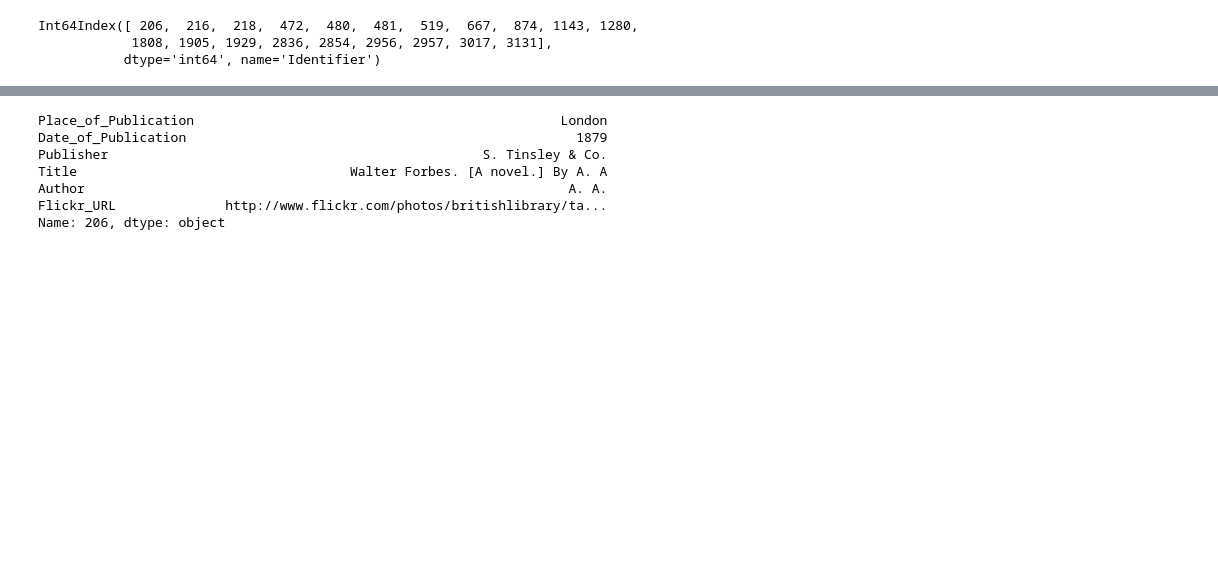
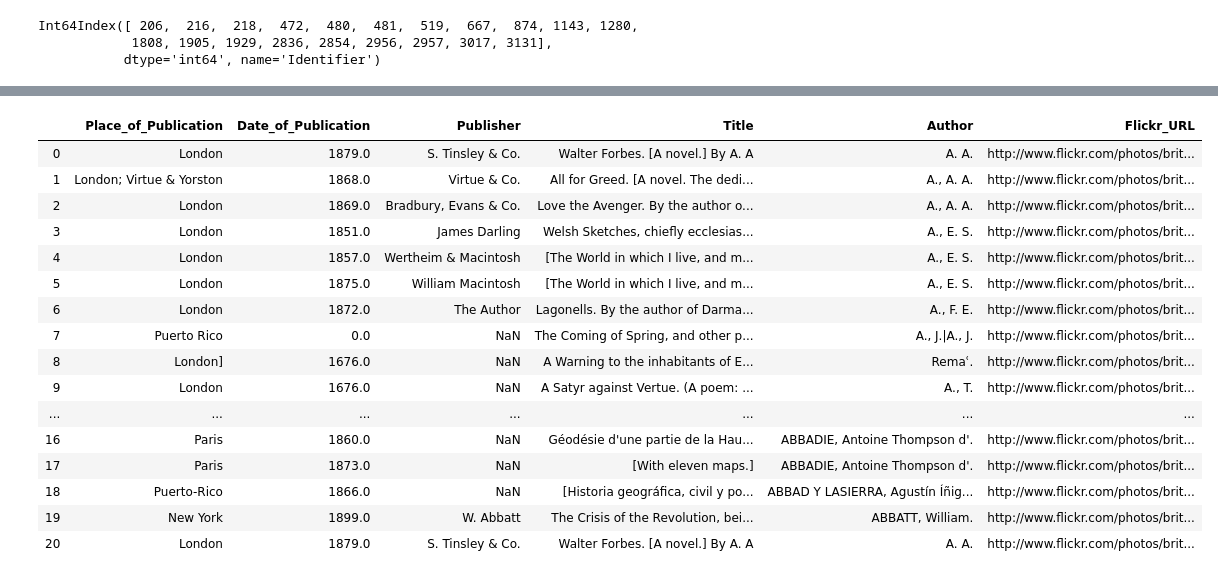
Before and after one commit to Zhaokun1997/2020T1, a Jupyter notebook: comp9321/labs/week5/week5_notebook.ipynb, the cells around one changed output, grey strips where cells are left out. Cells and saved outputs as stored; diff of their text form; code cells hidden in the pictures; blank space fills up the shorter version.

```diff
--- a/comp9321/labs/week5/week5_notebook.ipynb
+++ b/comp9321/labs/week5/week5_notebook.ipynb
@@ -118,13 +118,25 @@ df
 | 2957 | Paris | 1873.0 | NaN | [With eleven maps.] | ABBADIE, Antoine Thompson d'. | http://www.flickr.com/photos/brit... |
 | 3017 | Puerto-Rico | 1866.0 | NaN | [Historia geográfica, civil y po... | ABBAD Y LASIERRA, Agustín Íñig... | http://www.flickr.com/photos/brit... |
 | 3131 | New York | 1899.0 | W. Abbatt | The Crisis of the Revolution, bei... | ABBATT, William. | http://www.flickr.com/photos/brit... |
-# %%
-print(df.loc[206])
-# %% [output]
-Place_of_Publication                                               London
-Date_of_Publication                                                  1879
-Publisher                                                S. Tinsley & Co.
-Title                                   Walter Forbes. [A novel.] By A. A
-Author                                                              A. A.
-Flickr_URL              http://www.flickr.com/photos/britishlibrary/ta...
-Name: 206, dtype: object
+# %%
+import copy
+newbook = copy.deepcopy(df.loc[206])
+df.append(newbook, ignore_index=True)
+# %% [output]
+|  | Place_of_Publication | Date_of_Publication | Publisher | Title | Author | Flickr_URL |
+| 0 | London | 1879.0 | S. Tinsley & Co. | Walter Forbes. [A novel.] By A. A | A. A. | http://www.flickr.com/photos/brit... |
+| 1 | London; Virtue & Yorston | 1868.0 | Virtue & Co. | All for Greed. [A novel. The dedi... | A., A. A. | http://www.flickr.com/photos/brit... |
+| 2 | London | 1869.0 | Bradbury, Evans & Co. | Love the Avenger. By the author o... | A., A. A. | http://www.flickr.com/photos/brit... |
+| 3 | London | 1851.0 | James Darling | Welsh Sketches, chiefly ecclesias... | A., E. S. | http://www.flickr.com/photos/brit... |
+| 4 | London | 1857.0 | Wertheim & Macintosh | [The World in which I live, and m... | A., E. S. | http://www.flickr.com/photos/brit... |
+| 5 | London | 1875.0 | William Macintosh | [The World in which I live, and m... | A., E. S. | http://www.flickr.com/photos/brit... |
+| 6 | London | 1872.0 | The Author | Lagonells. By the author of Darma... | A., F. E. | http://www.flickr.com/photos/brit... |
+| 7 | Puerto Rico | 0.0 | NaN | The Coming of Spring, and other p... | A., J.|A., J. | http://www.flickr.com/photos/brit... |
+| 8 | London] | 1676.0 | NaN | A Warning to the inhabitants of E... | Remaʿ. | http://www.flickr.com/photos/brit... |
+| 9 | London | 1676.0 | NaN | A Satyr against Vertue. (A poem: ... | A., T. | http://www.flickr.com/photos/brit... |
+| ... | ... | ... | ... | ... | ... | ... |
+| 16 | Paris | 1860.0 | NaN | Géodésie d'une partie de la Hau... | ABBADIE, Antoine Thompson d'. | http://www.flickr.com/photos/brit... |
+| 17 | Paris | 1873.0 | NaN | [With eleven maps.] | ABBADIE, Antoine Thompson d'. | http://www.flickr.com/photos/brit... |
+| 18 | Puerto-Rico | 1866.0 | NaN | [Historia geográfica, civil y po... | ABBAD Y LASIERRA, Agustín Íñig... | http://www.flickr.com/photos/brit... |
+| 19 | New York | 1899.0 | W. Abbatt | The Crisis of the Revolution, bei... | ABBATT, William. | http://www.flickr.com/photos/brit... |
+| 20 | London | 1879.0 | S. Tinsley & Co. | Walter Forbes. [A novel.] By A. A | A. A. | http://www.flickr.com/photos/brit... |
```
Also changed, not shown: 7 other files.
